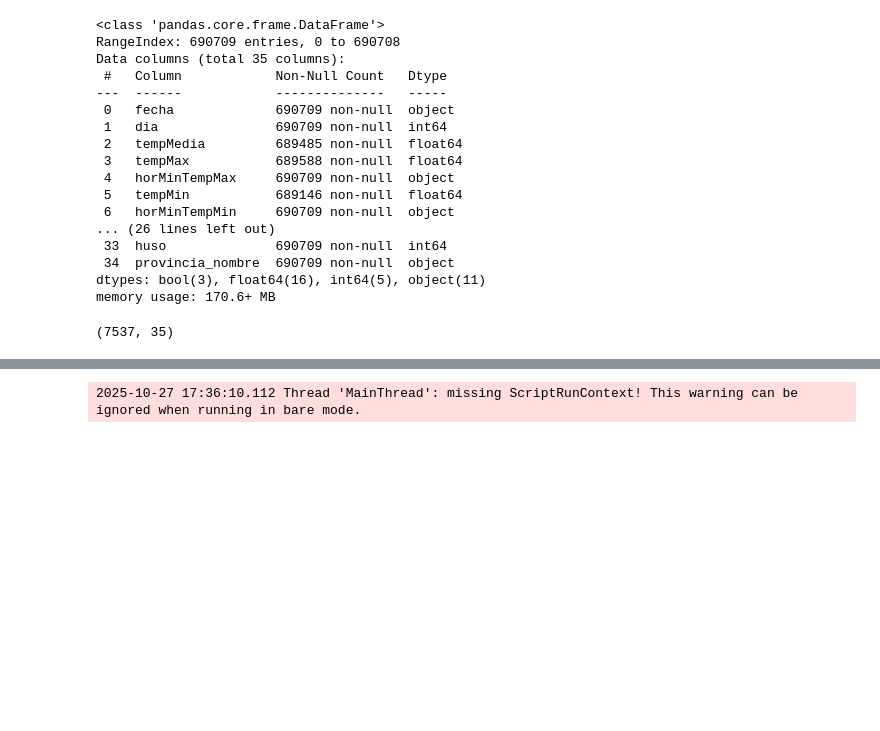
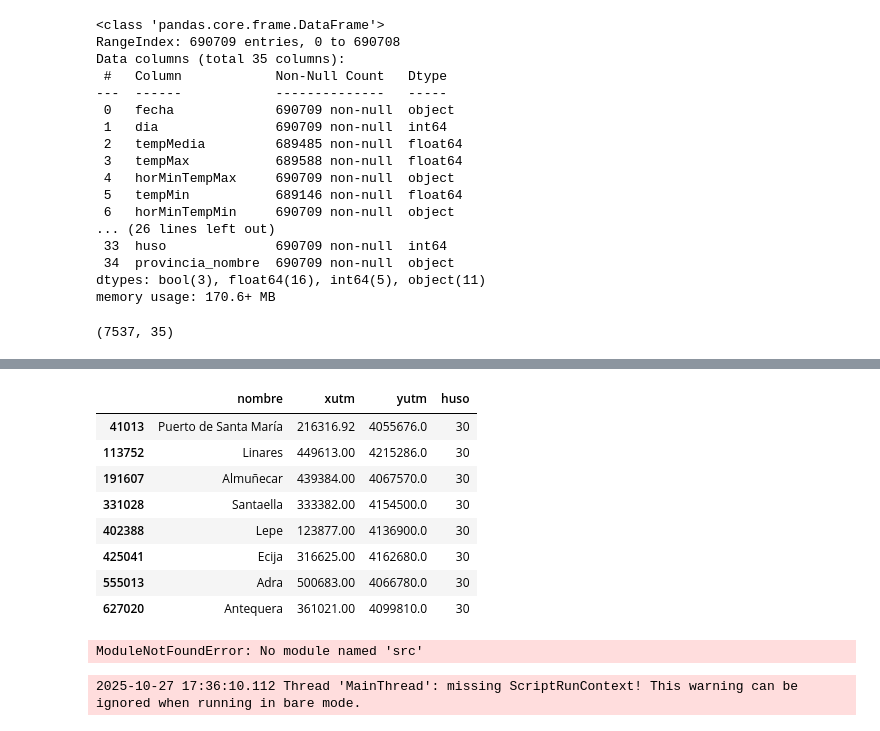
Before and after one commit to lolagj/TFM-Sistema-Riego-Agricola, a Jupyter notebook: notebooks/despliegue/app.ipynb, the cells around one changed output, grey strips where cells are left out. Saved outputs shown, nothing was run; the diff lists cells and outputs as text; code cells hidden in the pictures; blank space fills up the shorter version.

```diff
--- a/notebooks/despliegue/app.ipynb
+++ b/notebooks/despliegue/app.ipynb
@@ -42,3 +53,21 @@ df_demo.to_csv("../../data/demo_app/df_demo.csv", sep=";", index=False)
+# %%
+coordenadas = df_demo[['nombre','xutm', 'yutm', 'huso']].drop_duplicates()
+coordenadas
+# %% [output]
+|  | nombre | xutm | yutm | huso |
+| 41013 | Puerto de Santa María | 216316.92 | 4055676.0 | 30 |
+| 113752 | Linares | 449613.00 | 4215286.0 | 30 |
+| 191607 | Almuñecar | 439384.00 | 4067570.0 | 30 |
+| 331028 | Santaella | 333382.00 | 4154500.0 | 30 |
+| 402388 | Lepe | 123877.00 | 4136900.0 | 30 |
+| 425041 | Ecija | 316625.00 | 4162680.0 | 30 |
+| 555013 | Adra | 500683.00 | 4066780.0 | 30 |
+| 627020 | Antequera | 361021.00 | 4099810.0 | 30 |
+# %%
+from src.transform_input import coordenadas_gms
+coordenadas_gms(df_demo['xutm'], df_demo['yutm'])
+# %% [output]
+ModuleNotFoundError: No module named 'src'
 # %%
 st.set_page_config(
     page_title="Sistema de ayuda a la toma de desición Riego Agrícola: Olivo",
```
Also changed, not shown: parts of 6 cells of this notebook, 4 other files.
